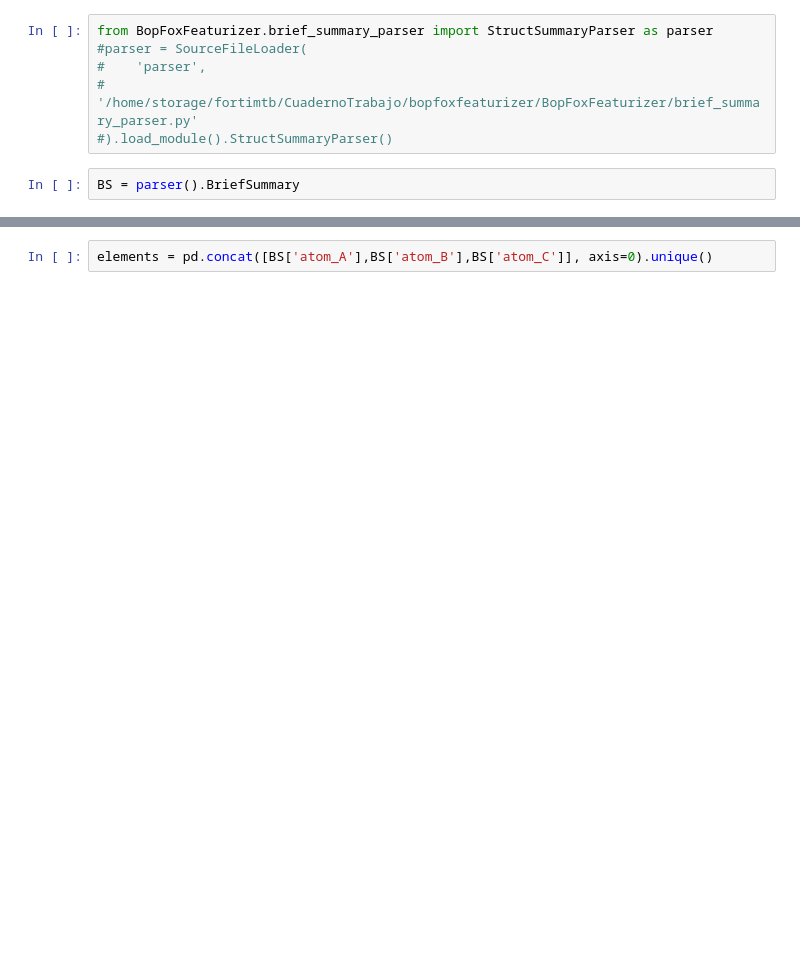
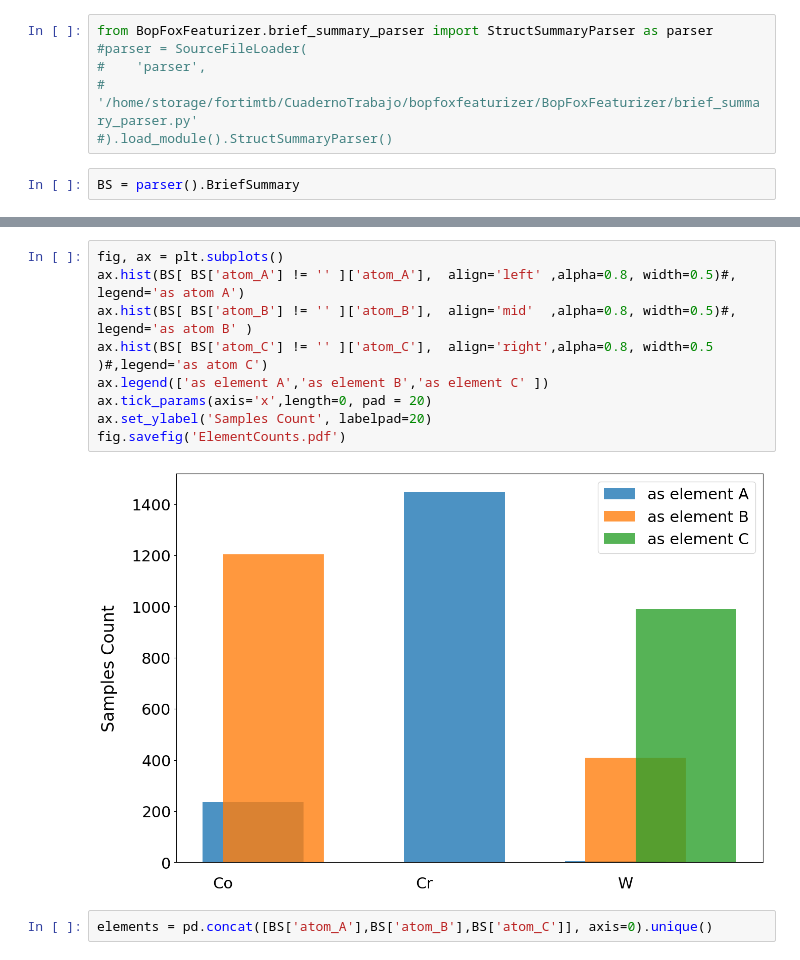
Before and after one commit to AIIMProject/MLFeMoTCPs, a Jupyter notebook: Untitled.ipynb, the cells around one changed output, grey strips where cells are left out. Drawn from its saved outputs; the diff is of its cells as text; blank space fills up the shorter version.

```diff
--- a/Untitled.ipynb
+++ b/Untitled.ipynb
@@ -52,3 +57,14 @@ plt.hist(BS[ BS['atom_C'] != '' ]['atom_C'],alpha=0.5, density=True, align='righ
+# %%
+fig, ax = plt.subplots()
+ax.hist(BS[ BS['atom_A'] != '' ]['atom_A'],  align='left' ,alpha=0.8, width=0.5)#, legend='as atom A')
+ax.hist(BS[ BS['atom_B'] != '' ]['atom_B'],  align='mid'  ,alpha=0.8, width=0.5)#, legend='as atom B' )
+ax.hist(BS[ BS['atom_C'] != '' ]['atom_C'],  align='right',alpha=0.8, width=0.5 )#,legend='as atom C')
+ax.legend(['as element A','as element B','as element C' ])
+ax.tick_params(axis='x',length=0, pad = 20)
+ax.set_ylabel('Samples Count', labelpad=20)
+fig.savefig('ElementCounts.pdf')
+# %% [output]
+[figure, added]
 # %%
 elements = pd.concat([BS['atom_A'],BS['atom_B'],BS['atom_C']], axis=0).unique()
 # %%
```
Also changed, not shown: parts of 8 cells of this notebook, 1 other file.
